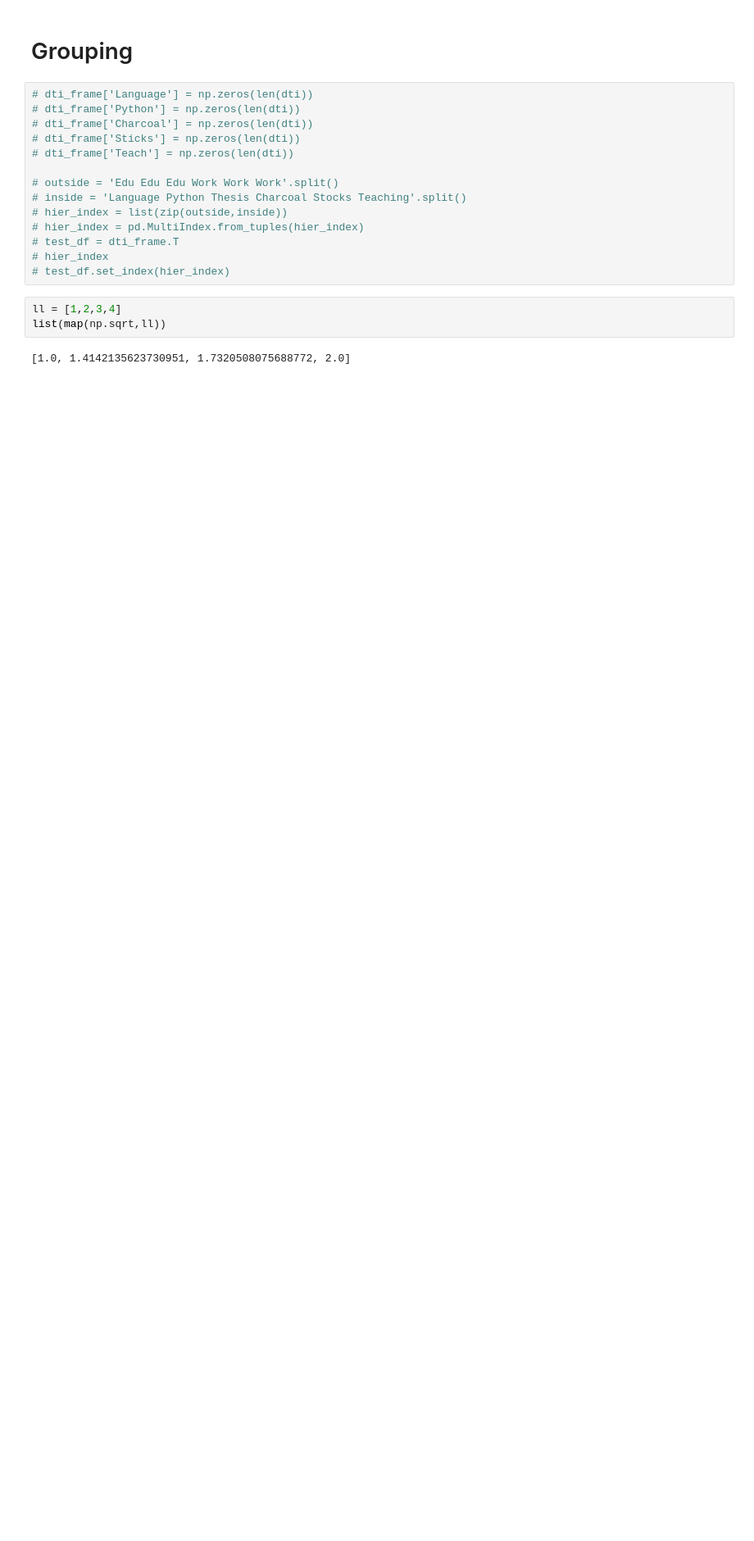
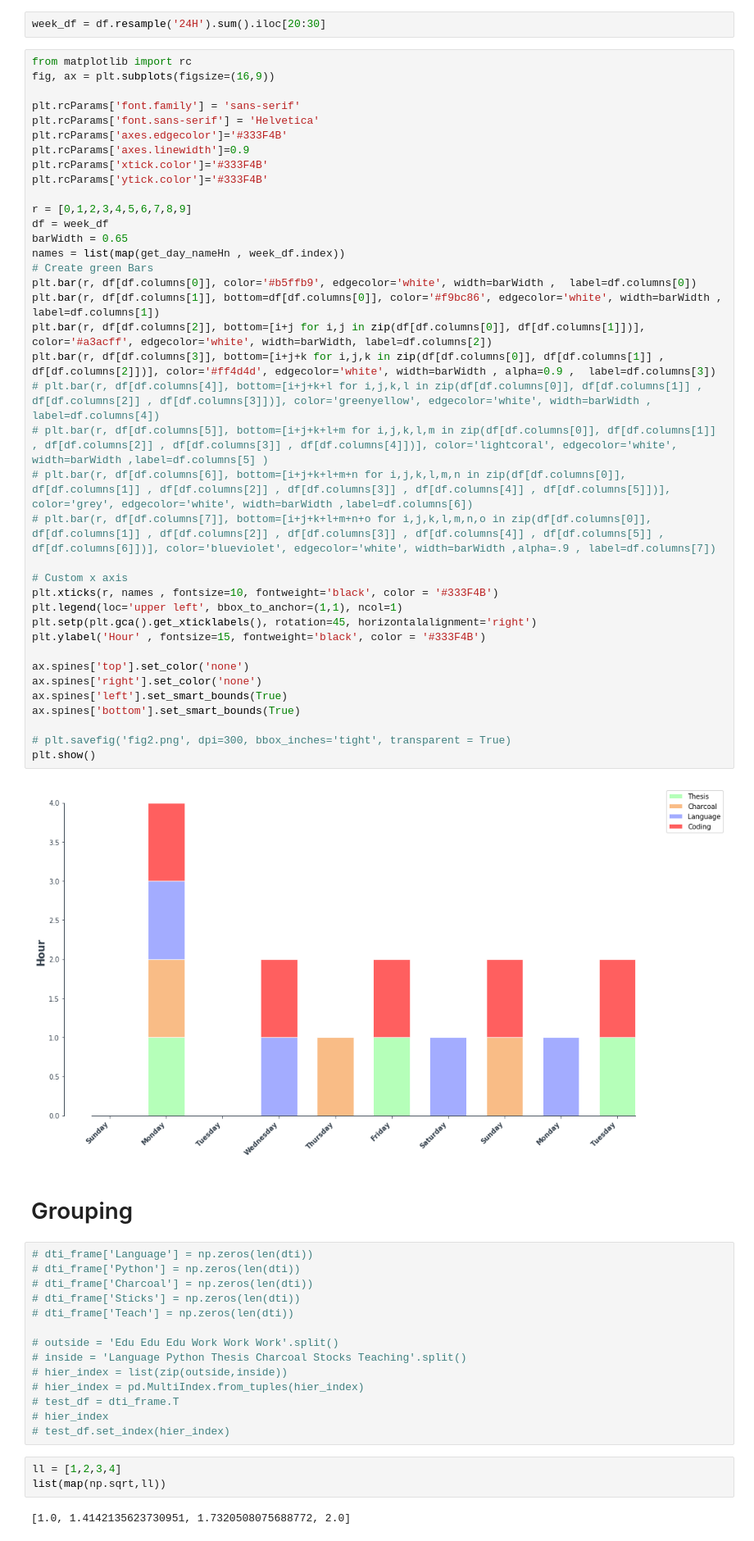
Before and after one commit to hossein4527/Organized_Hossein, a Jupyter notebook: Organized_init.ipynb, the cells around one changed output. Shown at 82% size. Cells and saved outputs as stored; diff of their text form; blank space fills up the shorter version.

```diff
--- a/Organized_init.ipynb
+++ b/Organized_init.ipynb
@@ -56,3 +71,45 @@ tt
+# %%
+week_df = df.resample('24H').sum().iloc[20:30]
+# %%
+from matplotlib import rc
+fig, ax = plt.subplots(figsize=(16,9))
+
+plt.rcParams['font.family'] = 'sans-serif'
+plt.rcParams['font.sans-serif'] = 'Helvetica'
+plt.rcParams['axes.edgecolor']='#333F4B'
+plt.rcParams['axes.linewidth']=0.9
+plt.rcParams['xtick.color']='#333F4B'
+plt.rcParams['ytick.color']='#333F4B'
+
+r = [0,1,2,3,4,5,6,7,8,9]
+df = week_df
+barWidth = 0.65
+names = list(map(get_day_nameHn , week_df.index))
+# Create green Bars
+plt.bar(r, df[df.columns[0]], color='#b5ffb9', edgecolor='white', width=barWidth ,  label=df.columns[0])
+plt.bar(r, df[df.columns[1]], bottom=df[df.columns[0]], color='#f9bc86', edgecolor='white', width=barWidth , label=df.columns[1])
+plt.bar(r, df[df.columns[2]], bottom=[i+j for i,j in zip(df[df.columns[0]], df[df.columns[1]])], color='#a3acff', edgecolor='white', width=barWidth, label=df.columns[2])
+plt.bar(r, df[df.columns[3]], bottom=[i+j+k for i,j,k in zip(df[df.columns[0]], df[df.columns[1]] , df[df.columns[2]])], color='#ff4d4d', edgecolor='white', width=barWidth , alpha=0.9 ,  label=df.columns[3])
+# plt.bar(r, df[df.columns[4]], bottom=[i+j+k+l for i,j,k,l in zip(df[df.columns[0]], df[df.columns[1]] , df[df.columns[2]] , df[df.columns[3]])], color='greenyellow', edgecolor='white', width=barWidth , label=df.columns[4])
+# plt.bar(r, df[df.columns[5]], bottom=[i+j+k+l+m for i,j,k,l,m in zip(df[df.columns[0]], df[df.columns[1]] , df[df.columns[2]] , df[df.columns[3]] , df[df.columns[4]])], color='lightcoral', edgecolor='white', width=barWidth ,label=df.columns[5] )
+# plt.bar(r, df[df.columns[6]], bottom=[i+j+k+l+m+n for i,j,k,l,m,n in zip(df[df.columns[0]], df[df.columns[1]] , df[df.columns[2]] , df[df.columns[3]] , df[df.columns[4]] , df[df.columns[5]])], color='grey', edgecolor='white', width=barWidth ,label=df.columns[6])
+# plt.bar(r, df[df.columns[7]], bottom=[i+j+k+l+m+n+o for i,j,k,l,m,n,o in zip(df[df.columns[0]], df[df.columns[1]] , df[df.columns[2]] , df[df.columns[3]] , df[df.columns[4]] , df[df.columns[5]] , df[df.columns[6]])], color='blueviolet', edgecolor='white', width=barWidth ,alpha=.9 , label=df.columns[7])
+
+# Custom x axis
+plt.xticks(r, names , fontsize=10, fontweight='black', color = '#333F4B')
+plt.legend(loc='upper left', bbox_to_anchor=(1,1), ncol=1)
+plt.setp(plt.gca().get_xticklabels(), rotation=45, horizontalalignment='right')
+plt.ylabel('Hour' , fontsize=15, fontweight='black', color = '#333F4B')
+
+ax.spines['top'].set_color('none')
+ax.spines['right'].set_color('none')
+ax.spines['left'].set_smart_bounds(True)
+ax.spines['bottom'].set_smart_bounds(True)
+
+# plt.savefig('fig2.png', dpi=300, bbox_inches='tight', transparent = True)
+plt.show()
+# %% [output]
+[figure, added]
 # %% [markdown]
 # Grouping
 # %%
```
Also changed, not shown: parts of 11 cells of this notebook, 4 other files.
